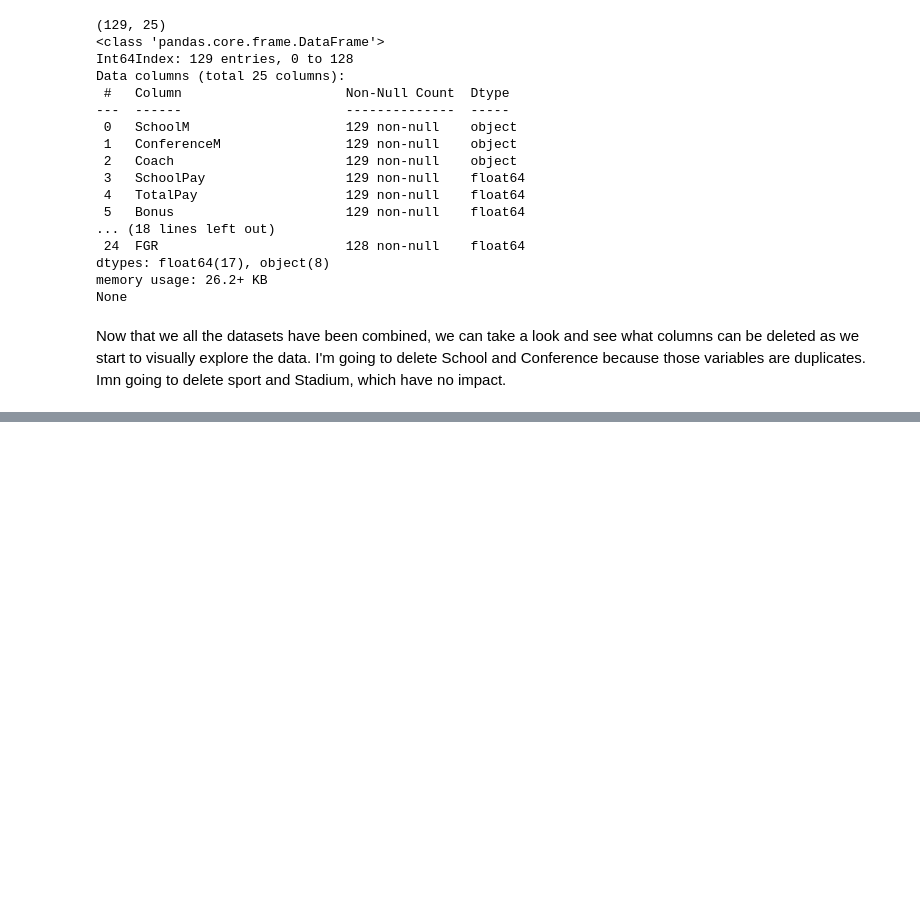
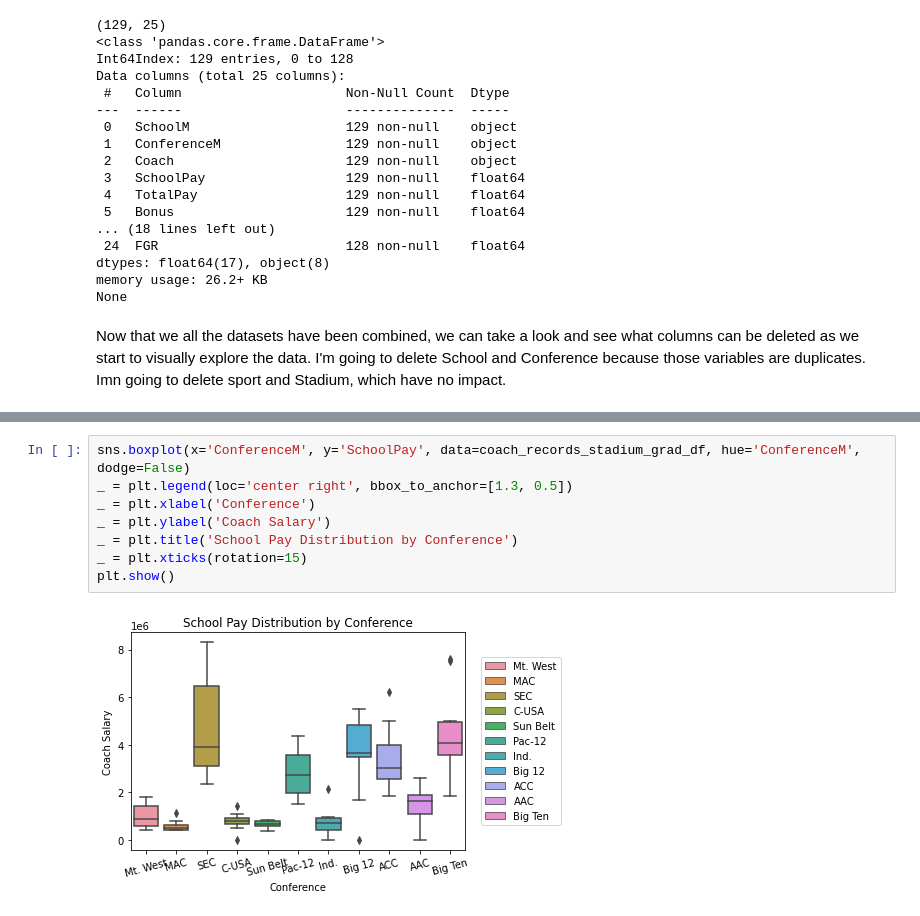
Before and after one commit to Champioa00/LAB1, a Jupyter notebook: Lab1Workingsession.ipynb, the cells around one changed output, grey strips where cells are left out. Saved outputs shown, nothing was run; the diff lists cells and outputs as text; blank space fills up the shorter version.

```diff
--- a/Lab1Workingsession.ipynb
+++ b/Lab1Workingsession.ipynb
@@ -672,0 +704,10 @@ None
+# %%
+sns.boxplot(x='ConferenceM', y='SchoolPay', data=coach_records_stadium_grad_df, hue='ConferenceM', dodge=False)
+_ = plt.legend(loc='center right', bbox_to_anchor=[1.3, 0.5])
+_ = plt.xlabel('Conference')
+_ = plt.ylabel('Coach Salary')
+_ = plt.title('School Pay Distribution by Conference')
+_ = plt.xticks(rotation=15)
+plt.show()
+# %% [output]
+[figure, added]
```
Also changed, not shown: parts of 4 cells of this notebook.
